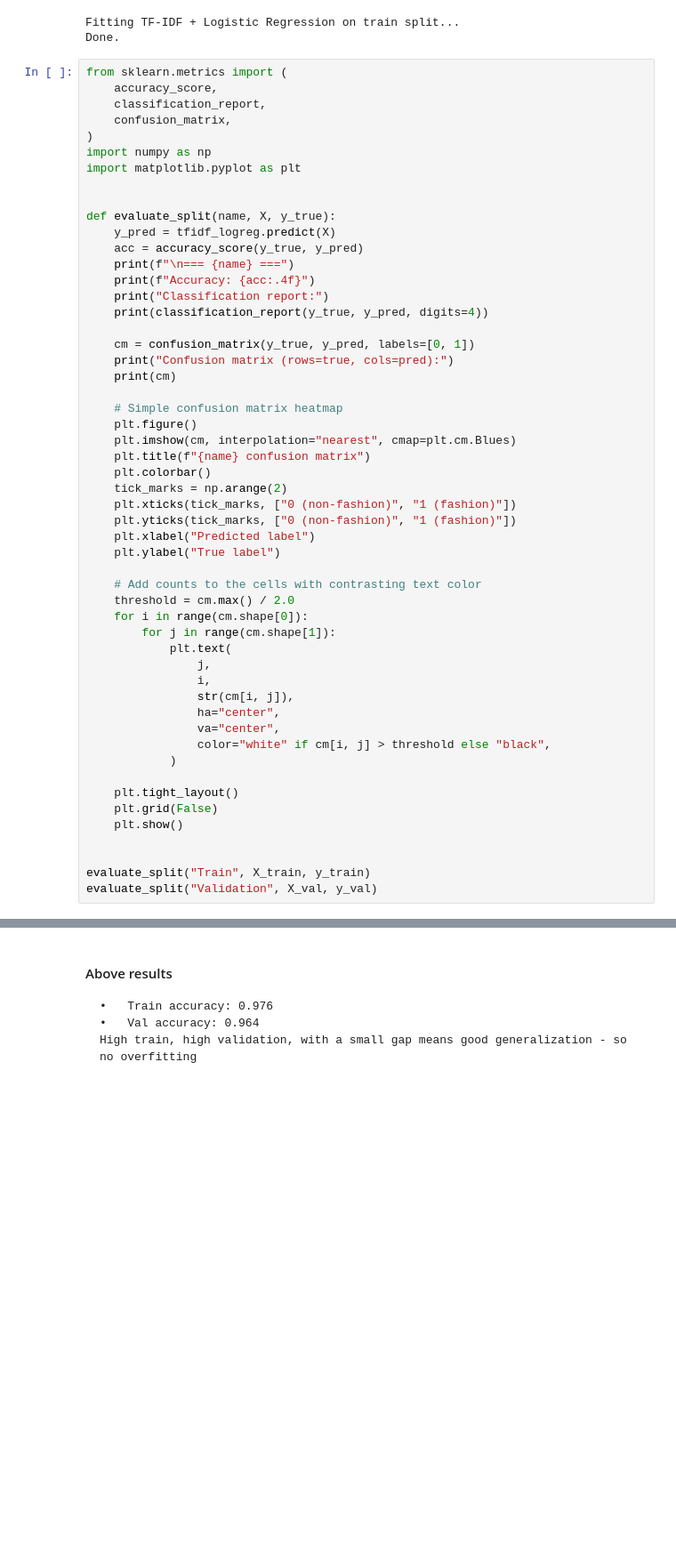
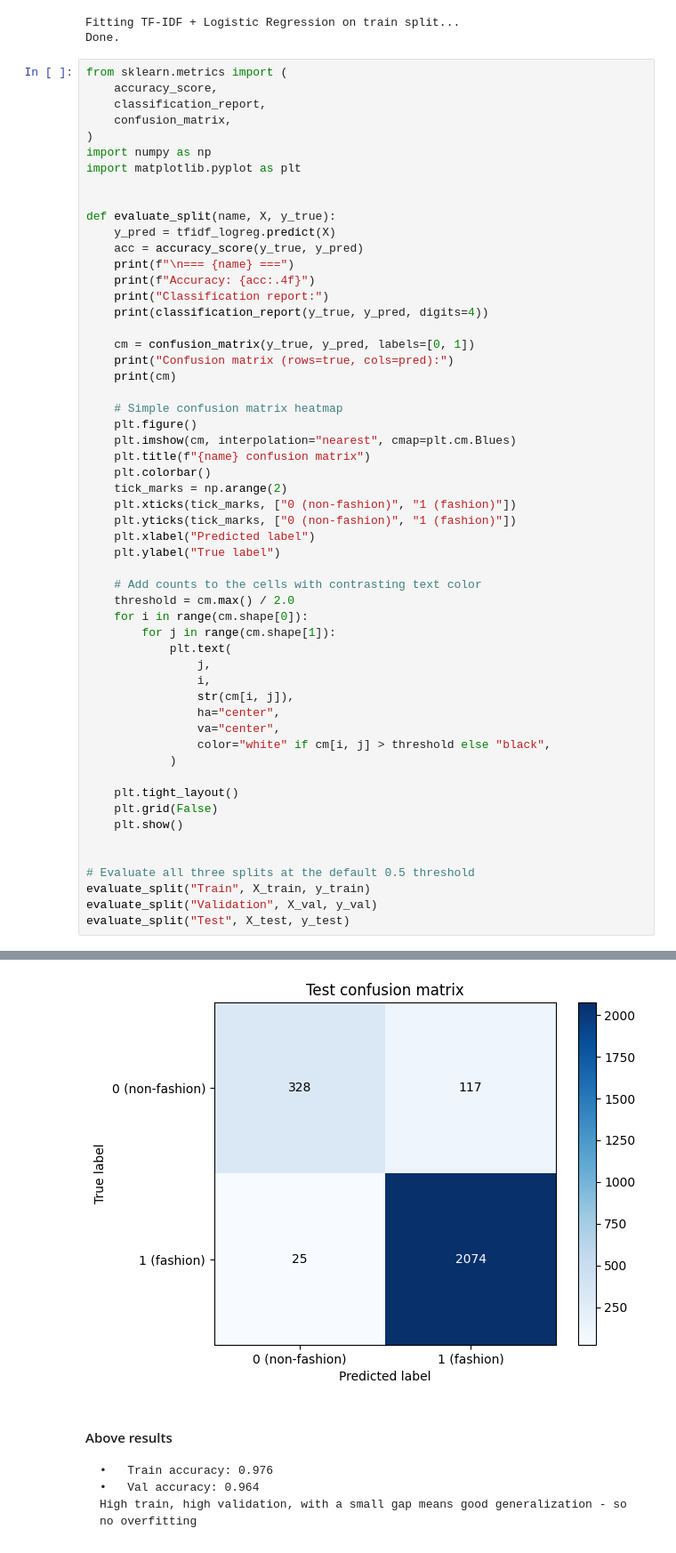
Before and after one commit to rlvramana/Product-Classifcation, a Jupyter notebook: notebooks/04_baseline_logreg.ipynb, the cells around one changed output, grey strips where cells are left out. Shown at 89% size. Drawn from its saved outputs; the diff is of its cells as text; blank space fills up the shorter version.

```diff
--- a/notebooks/04_baseline_logreg.ipynb
+++ b/notebooks/04_baseline_logreg.ipynb
@@ -225,8 +225,10 @@ def evaluate_split(name, X, y_true):
     plt.show()
 
 
+# Evaluate all three splits at the default 0.5 threshold
 evaluate_split("Train", X_train, y_train)
 evaluate_split("Validation", X_val, y_val)
+evaluate_split("Test", X_test, y_test)
 # %% [output]
 === Train ===
 Accuracy: 0.9764
@@ -263,3 +280,4 @@ Confusion matrix (rows=true, cols=pred):
+[figure, added]
 # %% [markdown]
 #### Above results
 	•	Train accuracy: 0.976
```
Also changed, not shown: parts of 1 cell of this notebook, 2 other files.
